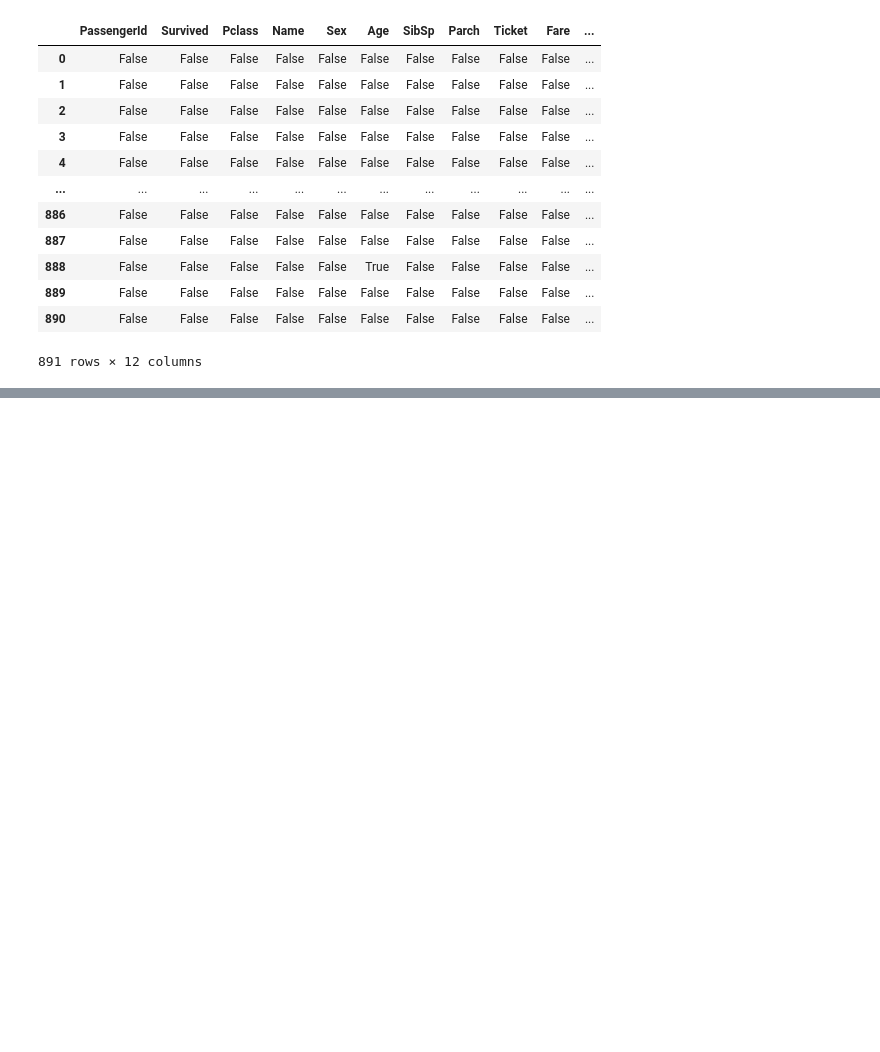
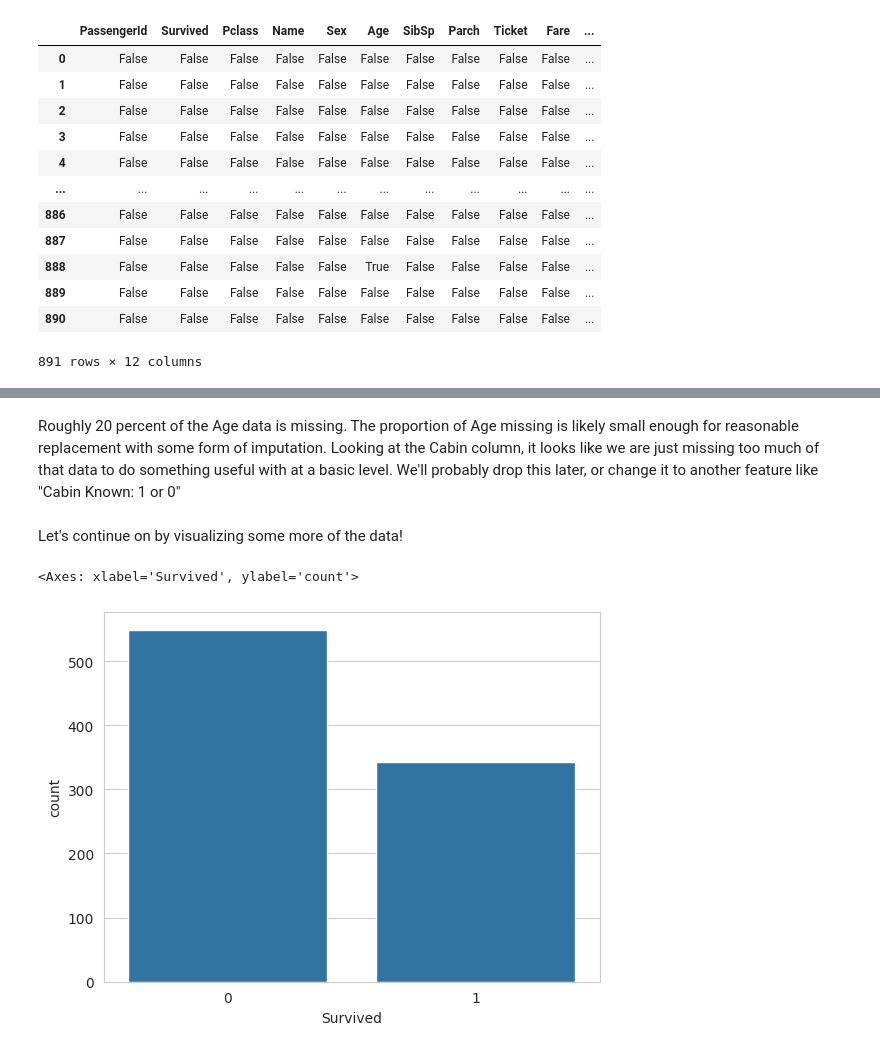
Before and after one commit to vjeevesh2004/Exploratory-Data-Analysis-EDA-of-Titanic-dataset, a Jupyter notebook: Exploratory_Data_Analysis(EDA)_of_Titanic_dataset.ipynb, the cells around one changed output, grey strips where cells are left out. Saved outputs shown, nothing was run; the diff lists cells and outputs as text; code cells hidden in the pictures; blank space fills up the shorter version.

```diff
--- a/Exploratory_Data_Analysis(EDA)_of_Titanic_dataset.ipynb
+++ b/Exploratory_Data_Analysis(EDA)_of_Titanic_dataset.ipynb
@@ -55,0 +63,10 @@ train.isnull()
+# %% [markdown]
+Roughly 20 percent of the Age data is missing. The proportion of Age missing is likely small enough for reasonable replacement with some form of imputation. Looking at the Cabin column, it looks like we are just missing too much of that data to do something useful with at a basic level. We'll probably drop this later, or change it to another feature like "Cabin Known: 1 or 0"
+# %% [markdown]
+Let's continue on by visualizing some more of the data!
+# %%
+sns.set_style('whitegrid')
+sns.countplot(x='Survived',data=train)
+# %% [output]
+<Axes: xlabel='Survived', ylabel='count'>
+[figure, added]
```
Also changed, not shown: parts of 33 cells of this notebook.
